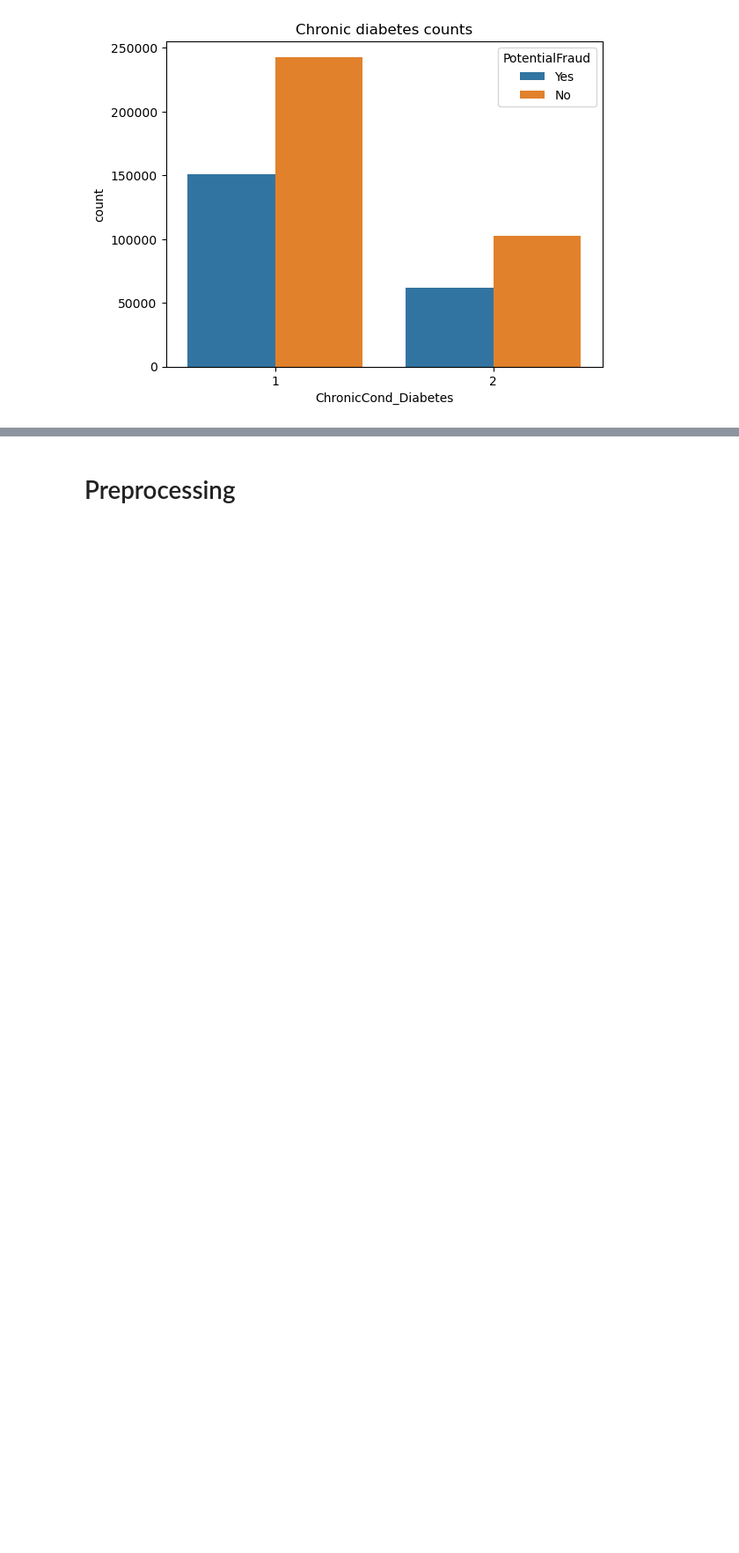
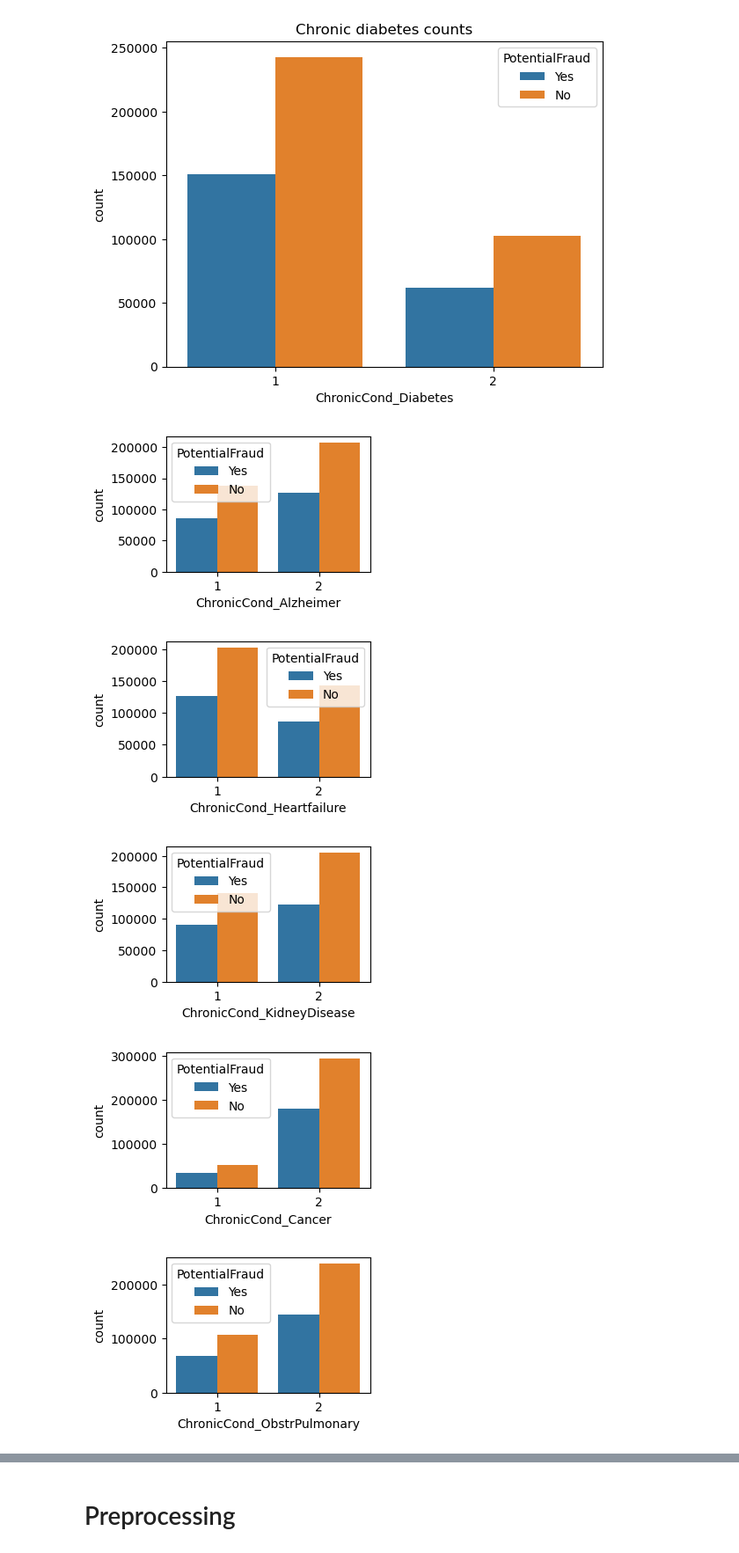
Before and after one commit to ingridchien/medical-provider-fraud-detection, a Jupyter notebook: Analysis.ipynb, the cells around one changed output, grey strips where cells are left out. Shown at 88% size. Saved outputs shown, nothing was run; the diff lists cells and outputs as text; code cells hidden in the pictures; blank space fills up the shorter version.

```diff
--- a/Analysis.ipynb
+++ b/Analysis.ipynb
@@ -189,2 +203,20 @@ plt.title('Chronic diabetes counts');
 # %% [output]
 [figure]
+# %%
+# repeat for other diseases
+diseases = ['ChronicCond_Alzheimer',
+       'ChronicCond_Heartfailure', 'ChronicCond_KidneyDisease',
+       'ChronicCond_Cancer', 'ChronicCond_ObstrPulmonary',
+       'ChronicCond_Depression', 'ChronicCond_IschemicHeart', 'ChronicCond_Osteoporasis',
+       'ChronicCond_rheumatoidarthritis', 'ChronicCond_stroke']
+
+for i in diseases:
+    plt.figure(figsize=(3,2));
+    sns.countplot(x=i,hue='PotentialFraud',data=full_train);
+    plt.show();
+# %% [output]
+[figure, added]
+[figure, added]
+[figure, added]
+[figure, added]
+[figure, added]
```
Also changed, not shown: parts of 19 cells of this notebook.
